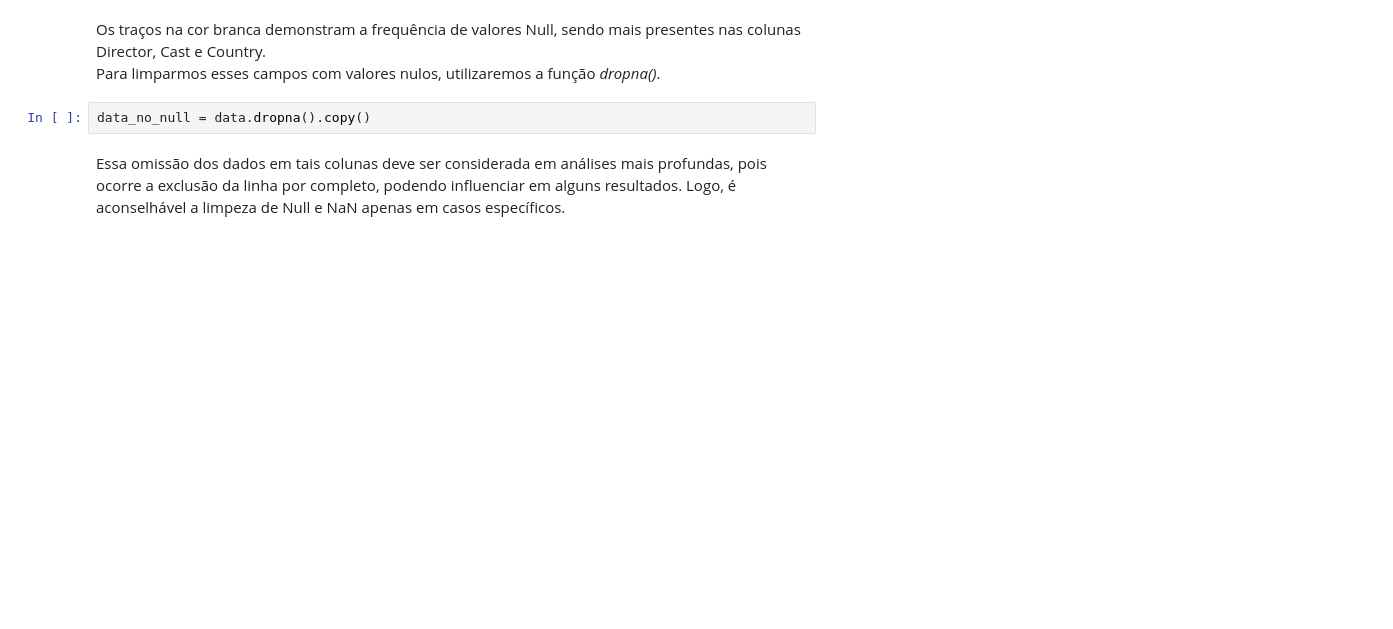
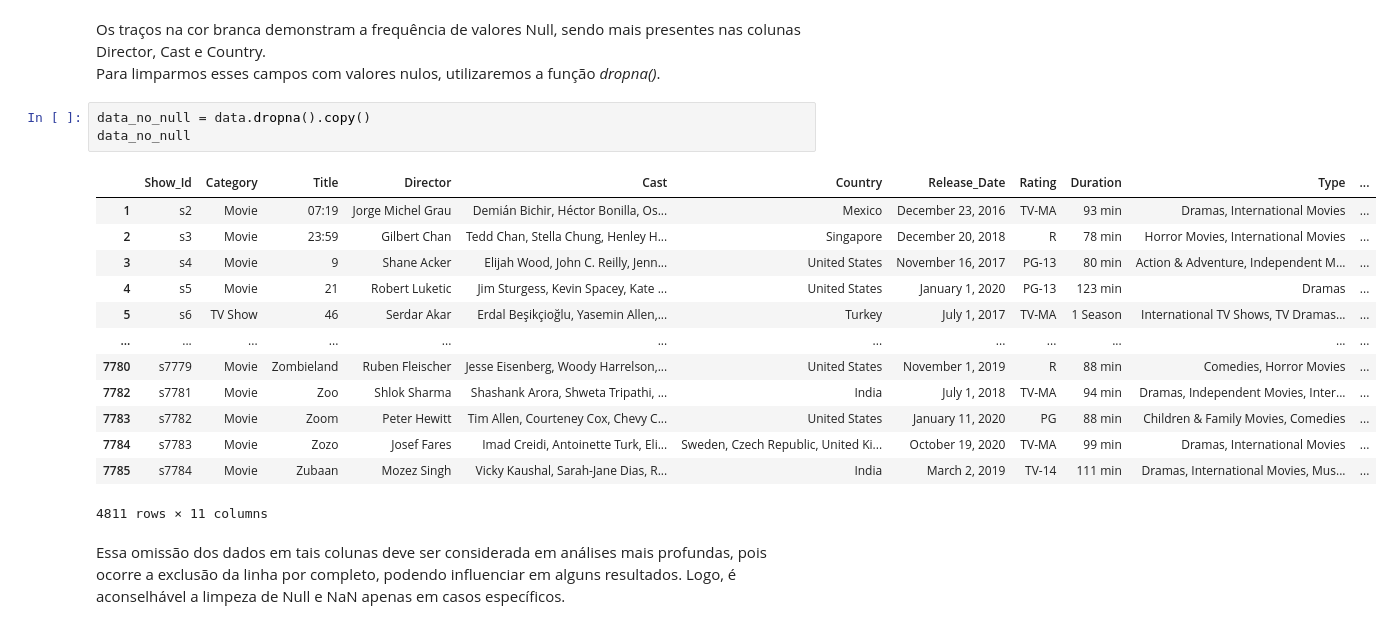
Before and after one commit to henriquejr98/projeto-analise-netflix, a Jupyter notebook: projeto_netflix.ipynb, the cells around one changed output. Saved outputs shown, nothing was run; the diff lists cells and outputs as text; blank space fills up the shorter version.

```diff
--- a/projeto_netflix.ipynb
+++ b/projeto_netflix.ipynb
@@ -156,6 +159,21 @@ sns.heatmap(data.isnull())
 Para limparmos esses campos com valores nulos, utilizaremos a função <var>dropna()</var>.</p>
 # %%
 data_no_null = data.dropna().copy()
+data_no_null
+# %% [output]
+|  | Show_Id | Category | Title | Director | Cast | Country | Release_Date | Rating | Duration | Type | ... |
+| 1 | s2 | Movie | 07:19 | Jorge Michel Grau | Demián Bichir, Héctor Bonilla, Os... | Mexico | December 23, 2016 | TV-MA | 93 min | Dramas, International Movies | ... |
+| 2 | s3 | Movie | 23:59 | Gilbert Chan | Tedd Chan, Stella Chung, Henley H... | Singapore | December 20, 2018 | R | 78 min | Horror Movies, International Movies | ... |
+| 3 | s4 | Movie | 9 | Shane Acker | Elijah Wood, John C. Reilly, Jenn... | United States | November 16, 2017 | PG-13 | 80 min | Action & Adventure, Independent M... | ... |
+| 4 | s5 | Movie | 21 | Robert Luketic | Jim Sturgess, Kevin Spacey, Kate ... | United States | January 1, 2020 | PG-13 | 123 min | Dramas | ... |
+| 5 | s6 | TV Show | 46 | Serdar Akar | Erdal Beşikçioğlu, Yasemin Allen,... | Turkey | July 1, 2017 | TV-MA | 1 Season | International TV Shows, TV Dramas... | ... |
+| ... | ... | ... | ... | ... | ... | ... | ... | ... | ... | ... | ... |
+| 7780 | s7779 | Movie | Zombieland | Ruben Fleischer | Jesse Eisenberg, Woody Harrelson,... | United States | November 1, 2019 | R | 88 min | Comedies, Horror Movies | ... |
+| 7782 | s7781 | Movie | Zoo | Shlok Sharma | Shashank Arora, Shweta Tripathi, ... | India | July 1, 2018 | TV-MA | 94 min | Dramas, Independent Movies, Inter... | ... |
+| 7783 | s7782 | Movie | Zoom | Peter Hewitt | Tim Allen, Courteney Cox, Chevy C... | United States | January 11, 2020 | PG | 88 min | Children & Family Movies, Comedies | ... |
+| 7784 | s7783 | Movie | Zozo | Josef Fares | Imad Creidi, Antoinette Turk, Eli... | Sweden, Czech Republic, United Ki... | October 19, 2020 | TV-MA | 99 min | Dramas, International Movies | ... |
+| 7785 | s7784 | Movie | Zubaan | Mozez Singh | Vicky Kaushal, Sarah-Jane Dias, R... | India | March 2, 2019 | TV-14 | 111 min | Dramas, International Movies, Mus... | ... |
+4811 rows × 11 columns
 # %% [markdown]
 <p>Essa omissão dos dados em tais colunas deve ser considerada em análises mais profundas, pois ocorre a exclusão da linha por completo, podendo influenciar em alguns resultados. Logo, é aconselhável a limpeza de Null e NaN apenas em casos específicos.</p>
 # %%
```
Also changed, not shown: parts of 15 cells of this notebook.
